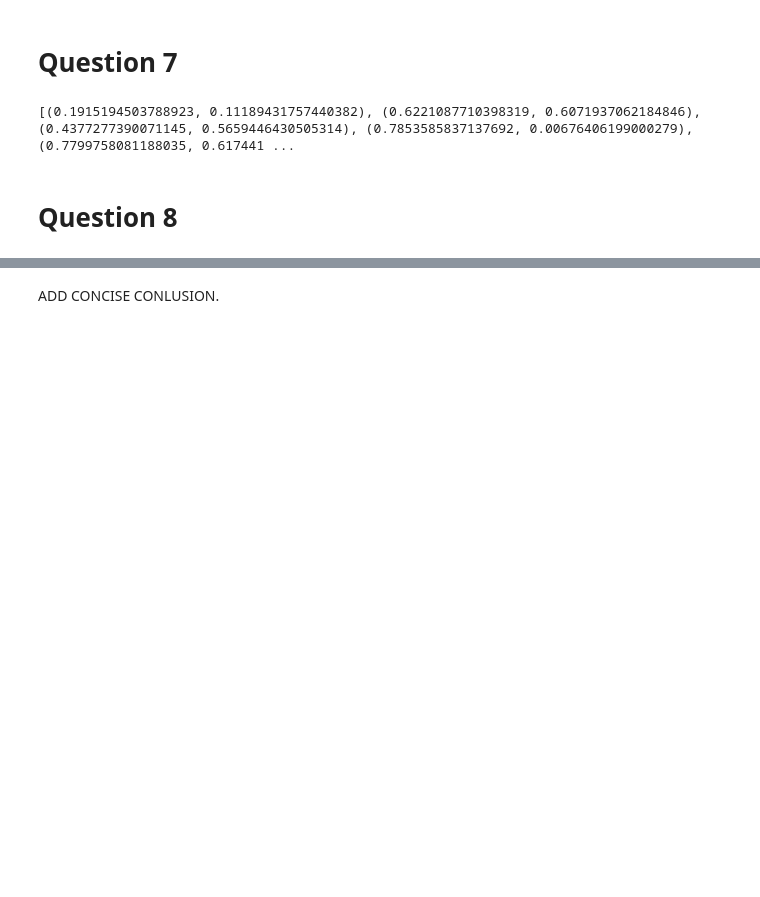
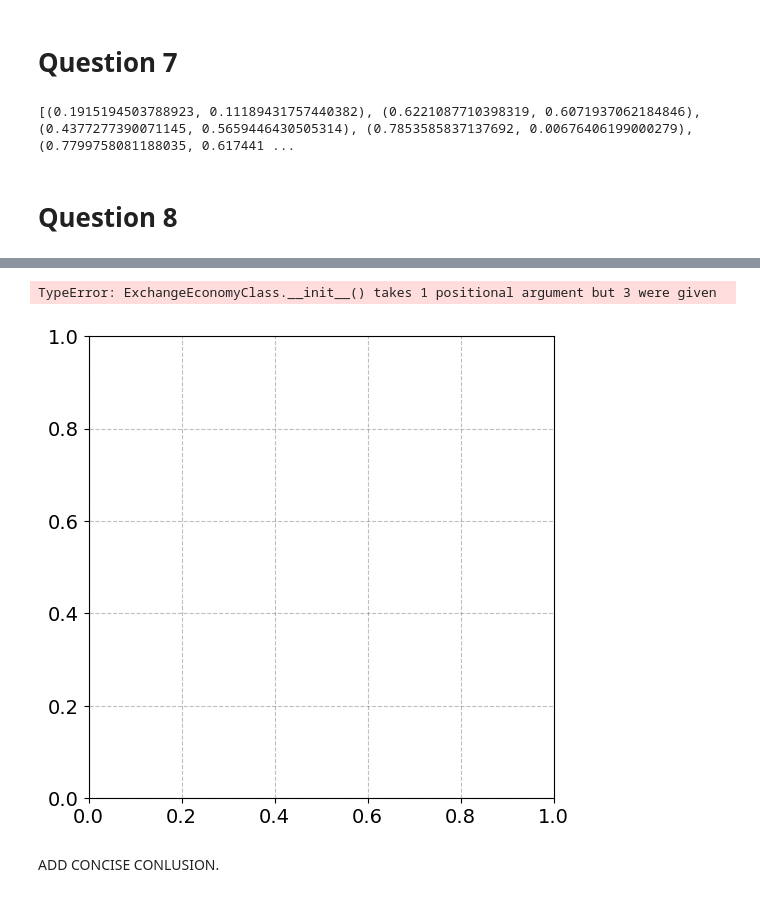
Before and after one commit to NumEconCopenhagen/projects-2024-daniel-og-lukas, a Jupyter notebook: inauguralproject/inauguralproject.ipynb, the cells around one changed output, grey strips where cells are left out. Saved outputs shown, nothing was run; the diff lists cells and outputs as text; code cells hidden in the pictures; blank space fills up the shorter version.

```diff
--- a/inauguralproject/inauguralproject.ipynb
+++ b/inauguralproject/inauguralproject.ipynb
@@ -372,2 +274,43 @@ plt.show()
+# %%
+# Generate the random endowments
+np.random.seed(123) # for reproducibility
+num_elements = 50
+w1A_samples = np.random.uniform(low=0, high=1, size=num_elements)
+w2A_samples = np.random.uniform(low=0, high=1, size=num_elements)
+
+# Set up the Edgeworth box plot
+fig, ax_A = plt.subplots(figsize=(6, 6), dpi=100)
+
+
+# Calculate and plot equilibrium allocations only
+for w1A, w2A in zip(w1A_samples, w2A_samples):
+    # Initialize the economy with given endowments
+    model = ExchangeEconomyClass(w1A, w2A)
+
+    # Find the market equilibrium price
+    p1_equilibrium = model.find_market_equilibrium_price(model)
+
+    # Calculate the demand at equilibrium price
+    x1A_equilibrium, x2A_equilibrium = model.demand_A(p1_equilibrium)
+
+    # Plot the equilibrium allocation for A
+    ax_A.scatter(x1A_equilibrium, x2A_equilibrium,marker='o',color='black',s=1)
+
+
+# Aesthetic settings for the Edgeworth box
+ax_A.plot([0,w1bar],[0,0],lw=2,color='black')
+ax_A.plot([0,w1bar],[w2bar,w2bar],lw=2,color='black')
+ax_A.plot([0,0],[0,w2bar],lw=2,color='black')
+ax_A.plot([w1bar,w1bar],[0,w2bar],lw=2,color='black')
+
+ax_A.set_xlim([-0.1, w1bar + 0.1])
+ax_A.set_ylim([-0.1, w2bar + 0.1])
+ax_B.set_xlim([w1bar + 0.1, -0.1])
+ax_B.set_ylim([w2bar + 0.1, -0.1])
+
+plt.show()
+# %% [output]
+TypeError: ExchangeEconomyClass.__init__() takes 1 positional argument but 3 were given
+[figure, added]
 # %% [markdown]
 ADD CONCISE CONLUSION.
```
Also changed, not shown: parts of 27 cells of this notebook, 1 other file.
